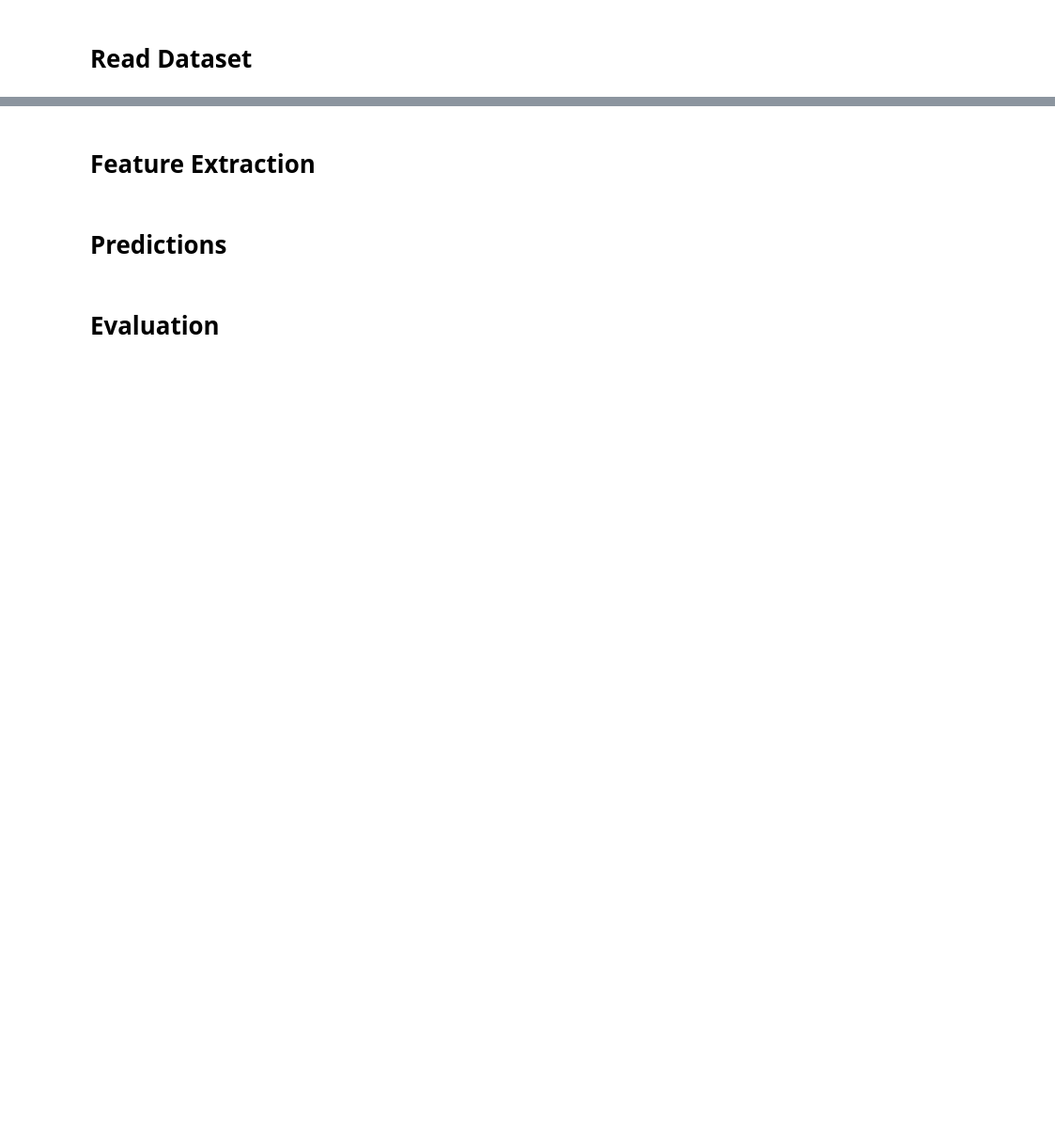
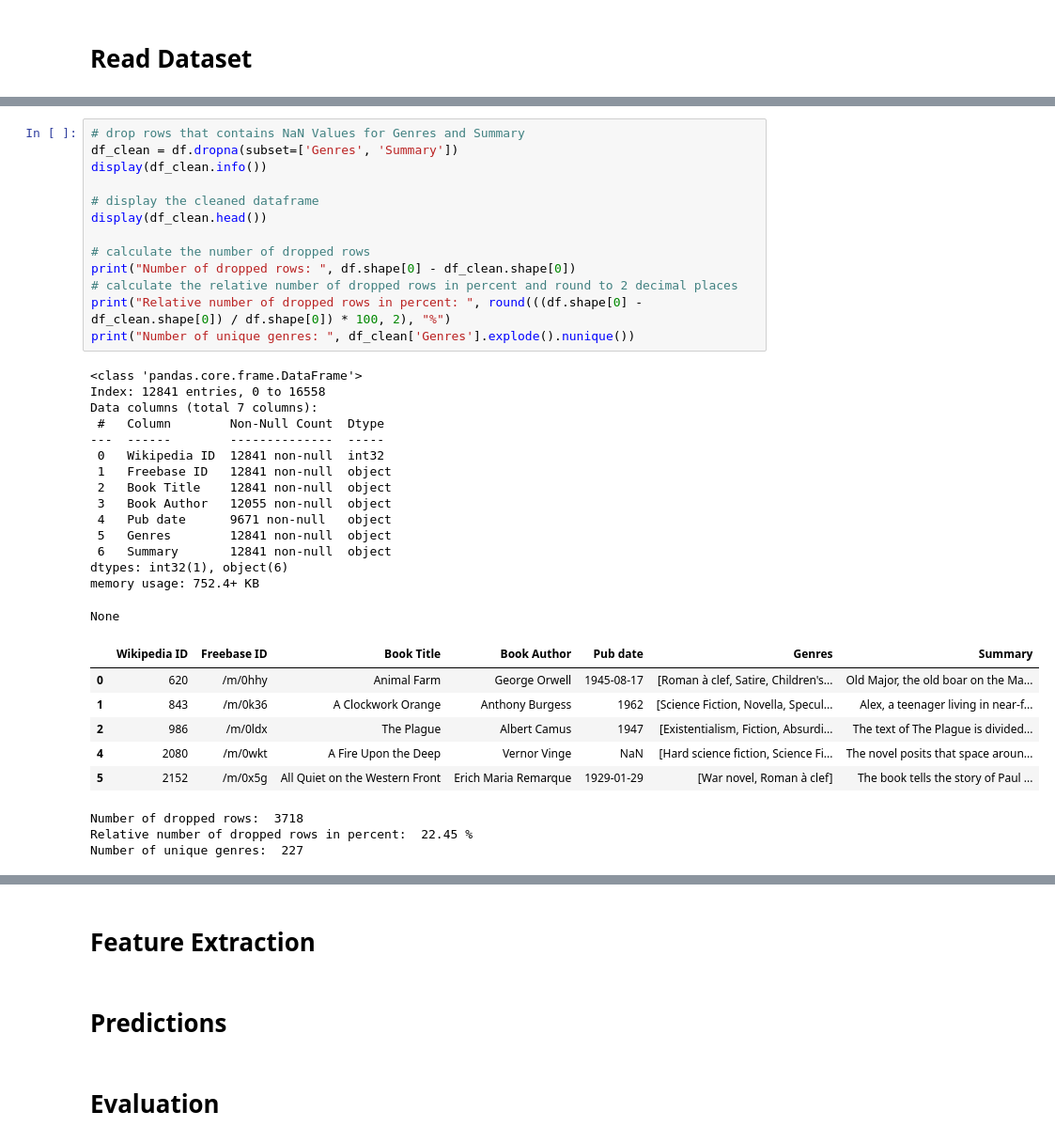
Before and after one commit to 7ben18/fhnw-npr-Natural-Language-Processing, a Jupyter notebook: mini-challenge1/npr-minichallenge1-yannic-ben.ipynb, the cells around one changed output, grey strips where cells are left out. Shown at 94% size. Saved outputs shown, nothing was run; the diff lists cells and outputs as text; blank space fills up the shorter version.

```diff
--- a/mini-challenge1/npr-minichallenge1-yannic-ben.ipynb
+++ b/mini-challenge1/npr-minichallenge1-yannic-ben.ipynb
@@ -89,0 +97,38 @@ df_summary
+# %%
+# drop rows that contains NaN Values for Genres and Summary
+df_clean = df.dropna(subset=['Genres', 'Summary'])
+display(df_clean.info())
+
+# display the cleaned dataframe
+display(df_clean.head())
+
+# calculate the number of dropped rows
+print("Number of dropped rows: ", df.shape[0] - df_clean.shape[0])
+# calculate the relative number of dropped rows in percent and round to 2 decimal places
+print("Relative number of dropped rows in percent: ", round(((df.shape[0] - df_clean.shape[0]) / df.shape[0]) * 100, 2), "%")
+print("Number of unique genres: ", df_clean['Genres'].explode().nunique())
+# %% [output]
+<class 'pandas.core.frame.DataFrame'>
+Index: 12841 entries, 0 to 16558
+Data columns (total 7 columns):
+ #   Column        Non-Null Count  Dtype
+---  ------        --------------  -----
+ 0   Wikipedia ID  12841 non-null  int32
+ 1   Freebase ID   12841 non-null  object
+ 2   Book Title    12841 non-null  object
+ 3   Book Author   12055 non-null  object
+ 4   Pub date      9671 non-null   object
+ 5   Genres        12841 non-null  object
+ 6   Summary       12841 non-null  object
+dtypes: int32(1), object(6)
+memory usage: 752.4+ KB
+None
+|  | Wikipedia ID | Freebase ID | Book Title | Book Author | Pub date | Genres | Summary |
+| 0 | 620 | /m/0hhy | Animal Farm | George Orwell | 1945-08-17 | [Roman à clef, Satire, Children's... | Old Major, the old boar on the Ma... |
+| 1 | 843 | /m/0k36 | A Clockwork Orange | Anthony Burgess | 1962 | [Science Fiction, Novella, Specul... | Alex, a teenager living in near-f... |
+| 2 | 986 | /m/0ldx | The Plague | Albert Camus | 1947 | [Existentialism, Fiction, Absurdi... | The text of The Plague is divided... |
+| 4 | 2080 | /m/0wkt | A Fire Upon the Deep | Vernor Vinge | NaN | [Hard science fiction, Science Fi... | The novel posits that space aroun... |
+| 5 | 2152 | /m/0x5g | All Quiet on the Western Front | Erich Maria Remarque | 1929-01-29 | [War novel, Roman à clef] | The book tells the story of Paul ... |
+Number of dropped rows:  3718
+Relative number of dropped rows in percent:  22.45 %
+Number of unique genres:  227
```
Also changed, not shown: parts of 10 cells of this notebook, 1 other file.
